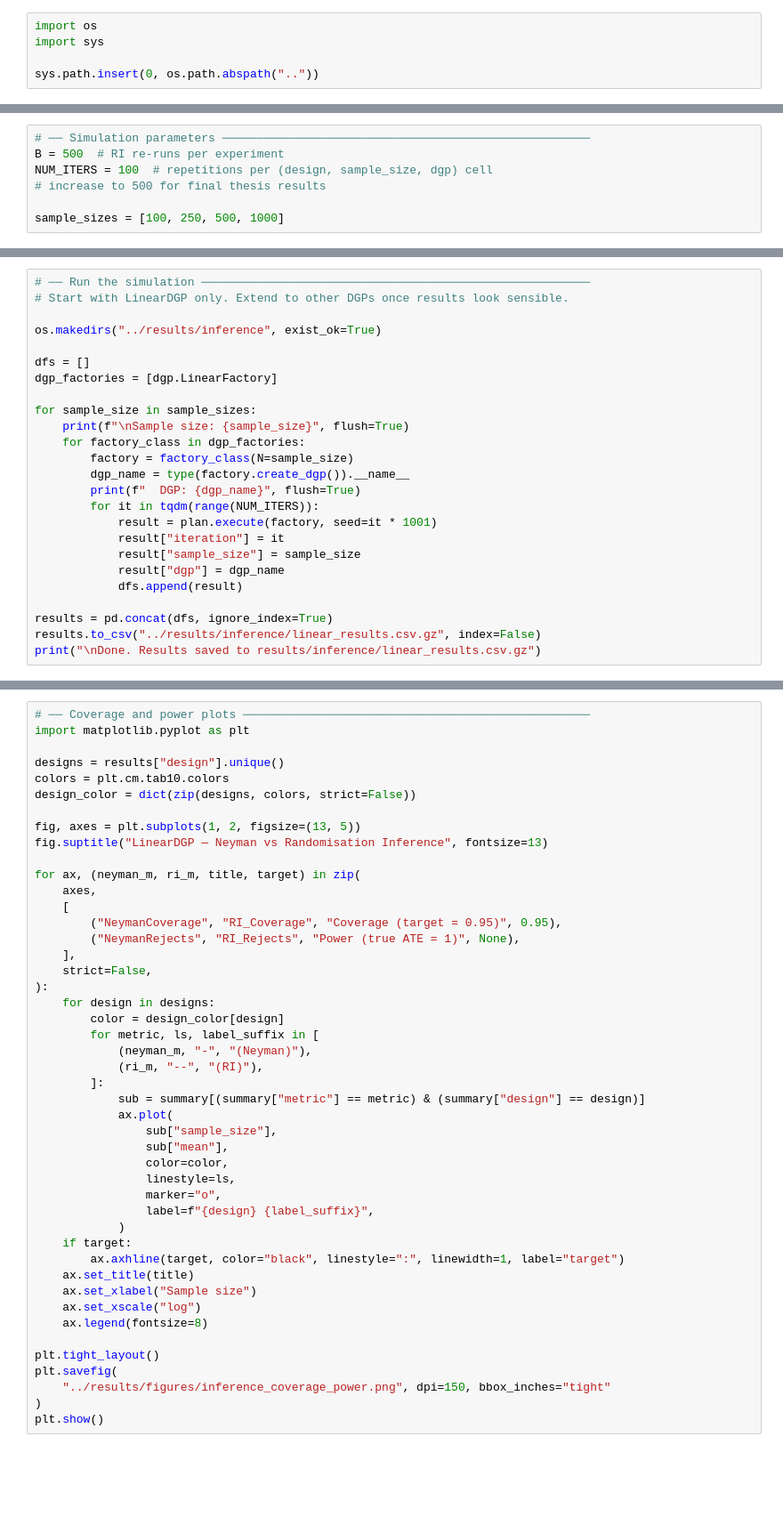
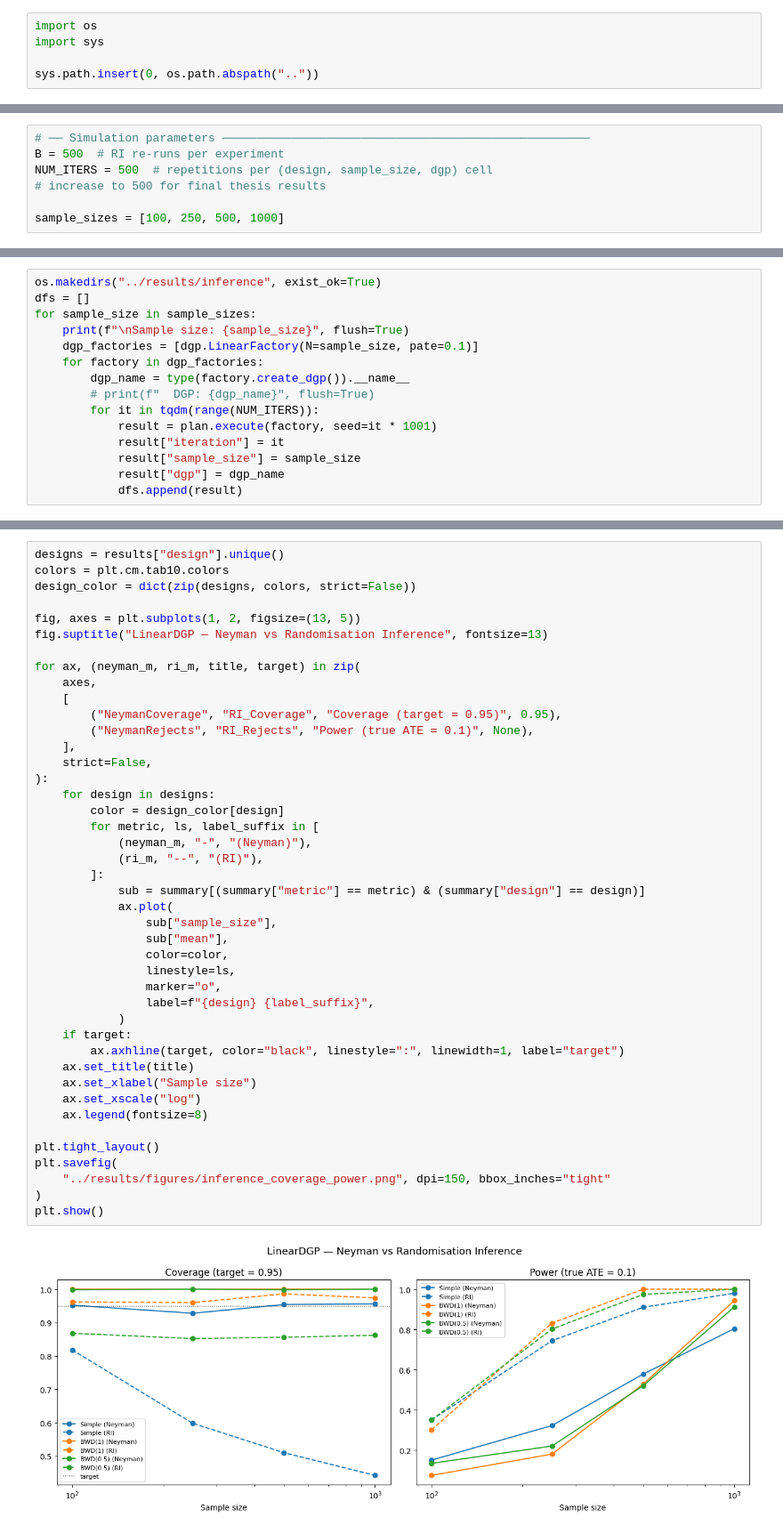
Before and after one commit to Sauravjha21/thesis_hs, a Jupyter notebook: notebooks/run-inference-simulation.ipynb, the cells around one changed output, grey strips where cells are left out. Shown at 89% size. Cells and saved outputs as stored; diff of their text form; blank space fills up the shorter version.

```diff
--- a/notebooks/run-inference-simulation.ipynb
+++ b/notebooks/run-inference-simulation.ipynb
@@ -29,7 +30,7 @@ from plan import Plan
 # %%
 # ── Simulation parameters ─────────────────────────────────────────────────────
 B = 500  # RI re-runs per experiment
-NUM_ITERS = 100  # repetitions per (design, sample_size, dgp) cell
+NUM_ITERS = 500  # repetitions per (design, sample_size, dgp) cell
 # increase to 500 for final thesis results
 
 sample_sizes = [100, 250, 500, 1000]
@@ -63,27 +63,17 @@ plan.add_evaluator("RI_PValue", evl.RandomisationInferencePValue, ri_kwargs)
 plan.add_evaluator("RI_Rejects", evl.RandomisationInferenceRejects, ri_kwargs)
 plan.add_evaluator("RI_Coverage", evl.RandomisationInferenceCoverage, ri_kwargs)
 # %%
-# ── Run the simulation ────────────────────────────────────────────────────────
-# Start with LinearDGP only. Extend to other DGPs once results look sensible.
-
 os.makedirs("../results/inference", exist_ok=True)
-
 dfs = []
-dgp_factories = [dgp.LinearFactory]
-
 for sample_size in sample_sizes:
     print(f"\nSample size: {sample_size}", flush=True)
-    for factory_class in dgp_factories:
-        factory = factory_class(N=sample_size)
+    dgp_factories = [dgp.LinearFactory(N=sample_size, pate=0.1)]
+    for factory in dgp_factories:
         dgp_name = type(factory.create_dgp()).__name__
-        print(f"  DGP: {dgp_name}", flush=True)
+        # print(f"  DGP: {dgp_name}", flush=True)
         for it in tqdm(range(NUM_ITERS)):
             result = plan.execute(factory, seed=it * 1001)
             result["iteration"] = it
             result["sample_size"] = sample_size
             result["dgp"] = dgp_name
             dfs.append(result)
-
-results = pd.concat(dfs, ignore_index=True)
-results.to_csv("../results/inference/linear_results.csv.gz", index=False)
-print("\nDone. Results saved to results/inference/linear_results.csv.gz")
@@ -111,7 +136,4 @@ key_metrics = [
 # %%
-# ── Coverage and power plots ──────────────────────────────────────────────────
-import matplotlib.pyplot as plt
-
 designs = results["design"].unique()
 colors = plt.cm.tab10.colors
 design_color = dict(zip(designs, colors, strict=False))
@@ -123,34 +145,36 @@ for ax, (neyman_m, ri_m, title, target) in zip(
     axes,
     [
         ("NeymanCoverage", "RI_Coverage", "Coverage (target = 0.95)", 0.95),
-        ("NeymanRejects", "RI_Rejects", "Power (true ATE = 1)", None),
+        ("NeymanRejects", "RI_Rejects", "Power (true ATE = 0.1)", None),
     ],
     strict=False,
 ):
     for design in designs:
         color = design_color[design]
         for metric, ls, label_suffix in [
             (neyman_m, "-", "(Neyman)"),
             (ri_m, "--", "(RI)"),
         ]:
             sub = summary[(summary["metric"] == metric) & (summary["design"] == design)]
             ax.plot(
                 sub["sample_size"],
                 sub["mean"],
                 color=color,
                 linestyle=ls,
                 marker="o",
                 label=f"{design} {label_suffix}",
             )
     if target:
         ax.axhline(target, color="black", linestyle=":", linewidth=1, label="target")
     ax.set_title(title)
     ax.set_xlabel("Sample size")
     ax.set_xscale("log")
     ax.legend(fontsize=8)
 
 plt.tight_layout()
 plt.savefig(
     "../results/figures/inference_coverage_power.png", dpi=150, bbox_inches="tight"
 )
 plt.show()
+# %% [output]
+[figure, added]
```
Also changed, not shown: parts of 8 cells of this notebook, 5 other files.
